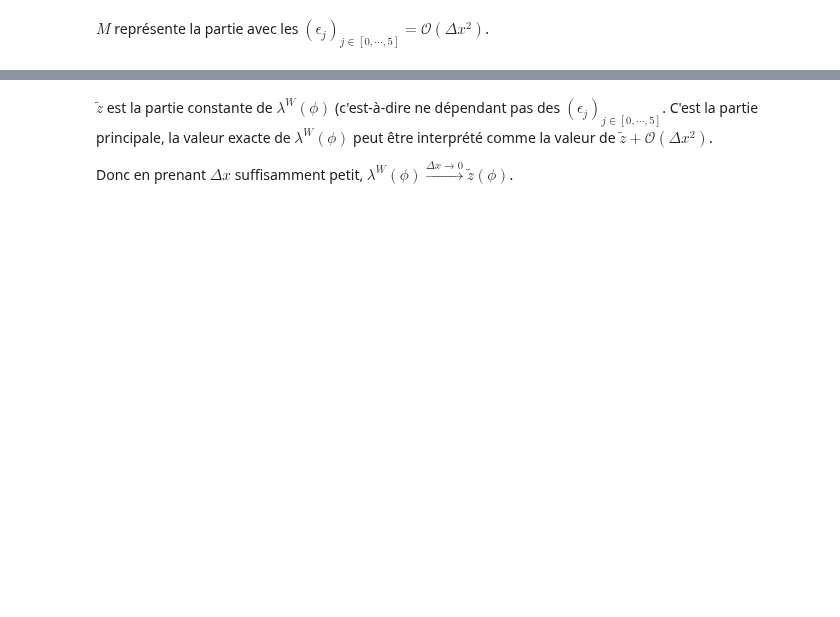
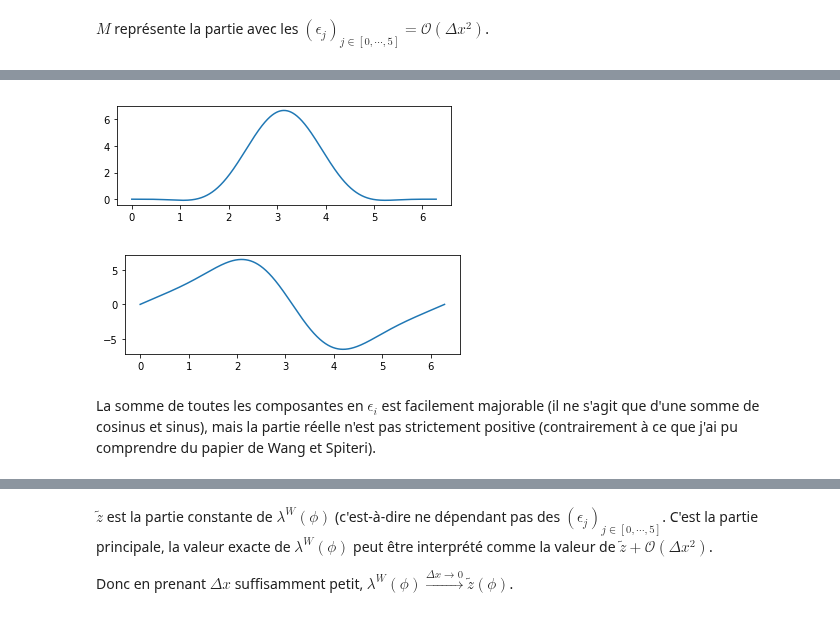
Before and after one commit to kivvix/miMaS, a Jupyter notebook: cfl_weno/cfl.ipynb, the cells around one changed output, grey strips where cells are left out. Drawn from its saved outputs; the diff is of its cells as text; code cells hidden in the pictures; blank space fills up the shorter version.

```diff
--- a/cfl_weno/cfl.ipynb
+++ b/cfl_weno/cfl.ipynb
@@ -172,18 +191,2 @@ data.phi = np.linspace(0,2.0*np.pi,1000)
 # %% [markdown]
 $M$ représente la partie avec les $(\epsilon_j)_{j\in[0,\cdots,5]} = \mathcal{O}(\Delta x^2)$.
-# %%
-data.reMargs = []
-data.imMargs = []
-for arg in M_vN.args:
-  re = sp.lambdify(phi,sp.re(arg.subs({e0:1,e1:1,e2:1,e3:1,e4:1,e5:1})),'numpy')(data.phi)
-  im = sp.lambdify(phi,sp.im(arg.subs({e0:1,e1:1,e2:1,e3:1,e4:1,e5:1})),'numpy')(data.phi)
-  data.reMargs.append(re)
-  data.imMargs.append(im)
-  plt.figure(1)
-  plt.subplot(211)
-  plt.plot(data.phi,re)
-  plt.figure(2)
-  plt.subplot(212)
-  plt.plot(data.phi,im)
-
-plt.show()
@@ -197,4 +192,0 @@ Chaque coefficient en $\epsilon_i$ dans le plan complexe maintenant, chacun de c
-# %%
-for i in range(len(data.reMargs)):
-  plt.plot(data.reMargs[i],data.imMargs[i])
-plt.show()
@@ -212,0 +193,7 @@ plt.show()
+# %%
+wenol.func_M = []
+wenol.data_M = []
+for arg in M_vN.args:
+  fun = sp.lambdify(phi,arg.subs({e0:1,e1:1,e2:1,e3:1,e4:1,e5:1}),'numpy')
+  wenol.func_M.append(fun)
+  wenol.data_M.append(fun(data.phi))
@@ -212,0 +215,18 @@ plt.show()
+# %%
+"""
+  Plot of the sum of all composant of M (epsilon_i=1 for all i)
+"""
+
+M_sum = reim(sum(wenol.data_M))
+plt.figure(1)
+plt.subplot(211)
+plt.plot(data.phi,M_sum[0])
+plt.figure(2)
+plt.subplot(212)
+plt.plot(data.phi,M_sum[1])
+plt.show()
+# %% [output]
+[figure, added]
+[figure, added]
+# %% [markdown]
+La somme de toutes les composantes en $\epsilon_i$ est facilement majorable (il ne s'agit que d'une somme de cosinus et sinus), mais la partie réelle n'est pas strictement positive (contrairement à ce que j'ai pu comprendre du papier de Wang et Spiteri).
```
Also changed, not shown: parts of 103 cells of this notebook.
